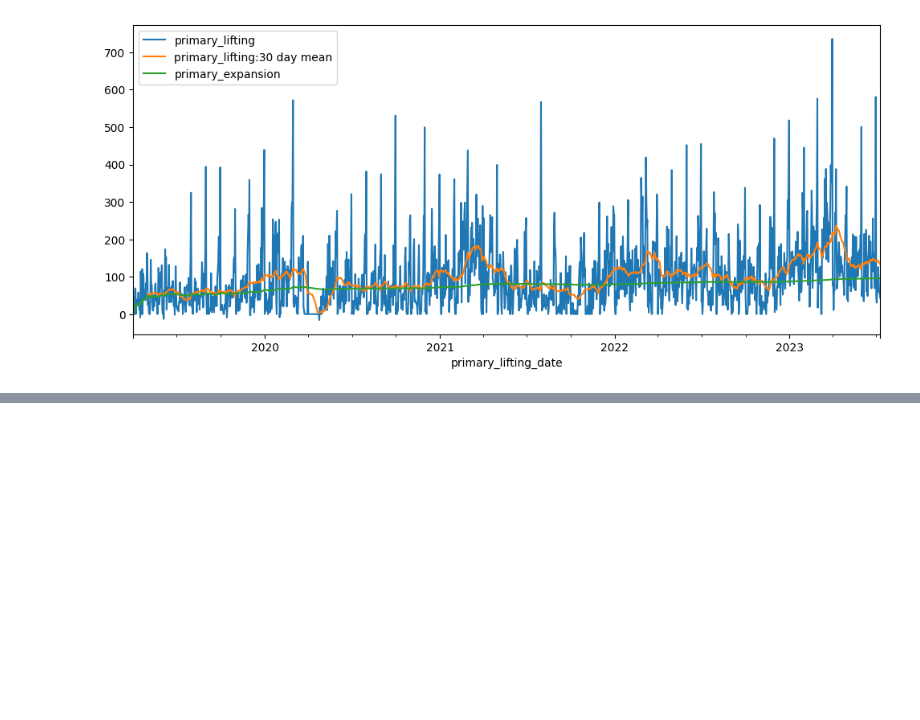
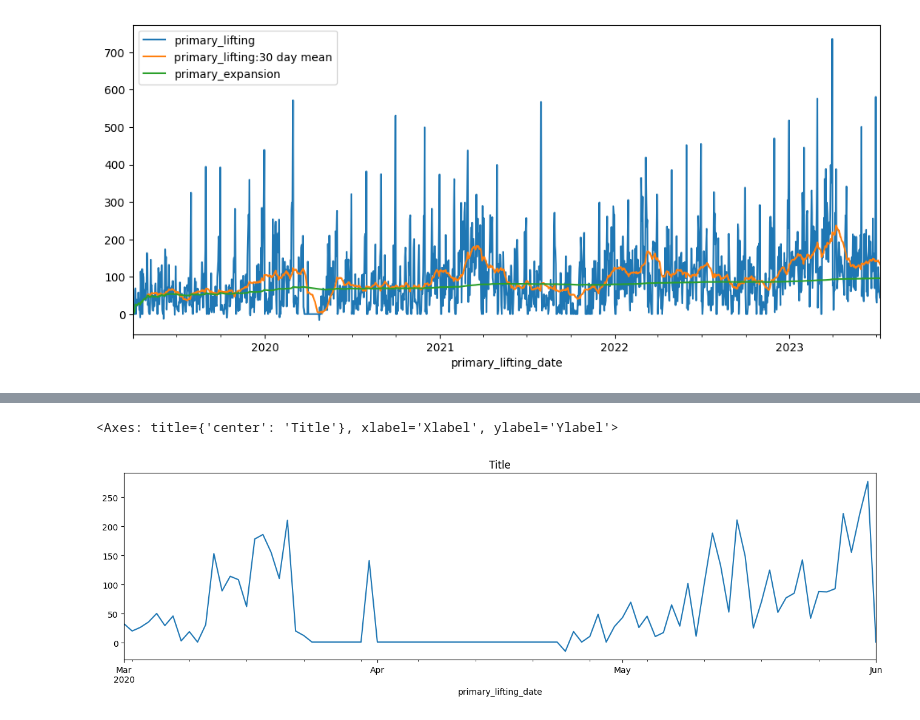
Before and after one commit to Csengupta1101/Time-Series-Framework, a Jupyter notebook: Time_Series_Foundation.ipynb, the cells around one changed output, grey strips where cells are left out. Saved outputs shown, nothing was run; the diff lists cells and outputs as text; code cells hidden in the pictures; blank space fills up the shorter version.

```diff
--- a/Time_Series_Foundation.ipynb
+++ b/Time_Series_Foundation.ipynb
@@ -210,0 +226,10 @@ ax.set(xlabel=xlabel,ylabel=ylabel) ;
+# %%
+# Marking xticks using locators , suppose xticks need to re structured based on weeks , we can use the locator as below
+from matplotlib import dates
+df1['primary_lifting']['2020-03-01':'2020-06-01'].plot(figsize=(16,4),title=title)
+ax.autoscale(axis='both',tight=True)
+ax.set(xlabel=xlabel,ylabel=ylabel)
+ax
+# %% [output]
+<Axes: title={'center': 'Title'}, xlabel='Xlabel', ylabel='Ylabel'>
+[figure, added]
```
Also changed, not shown: parts of 5 cells of this notebook.
